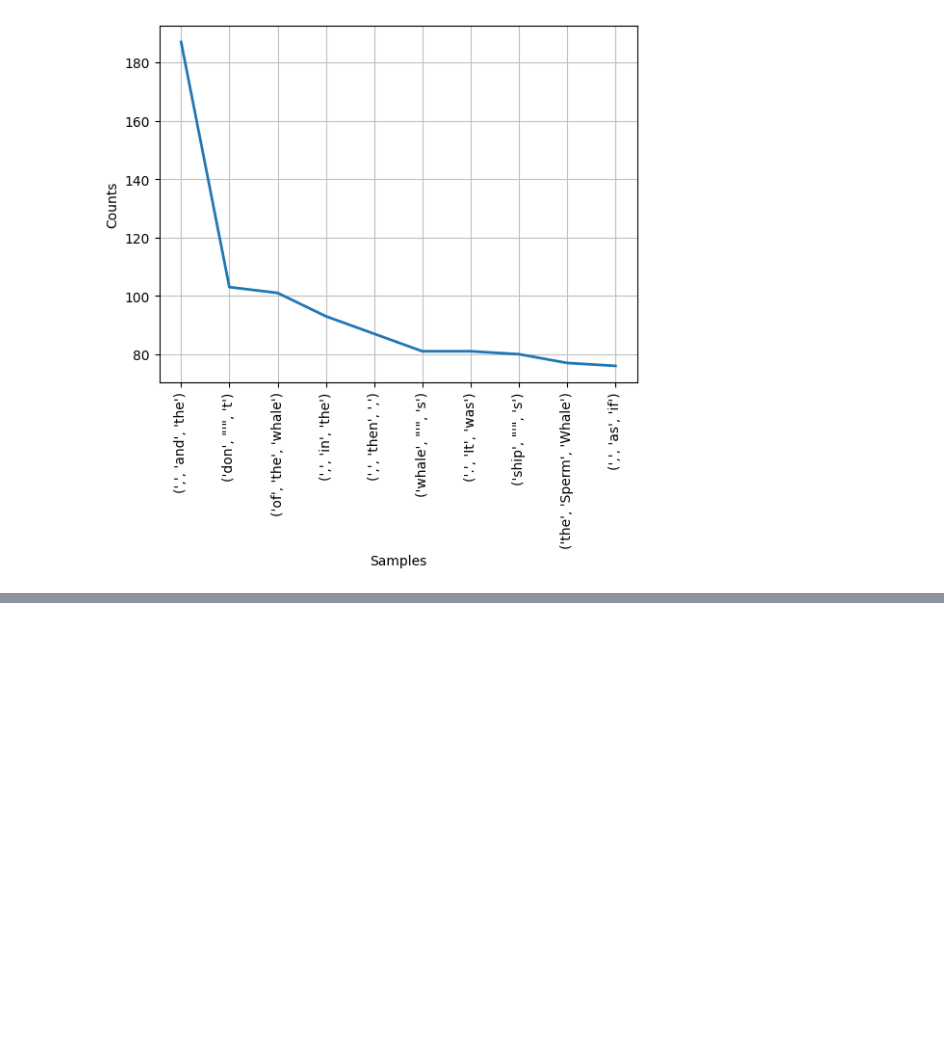
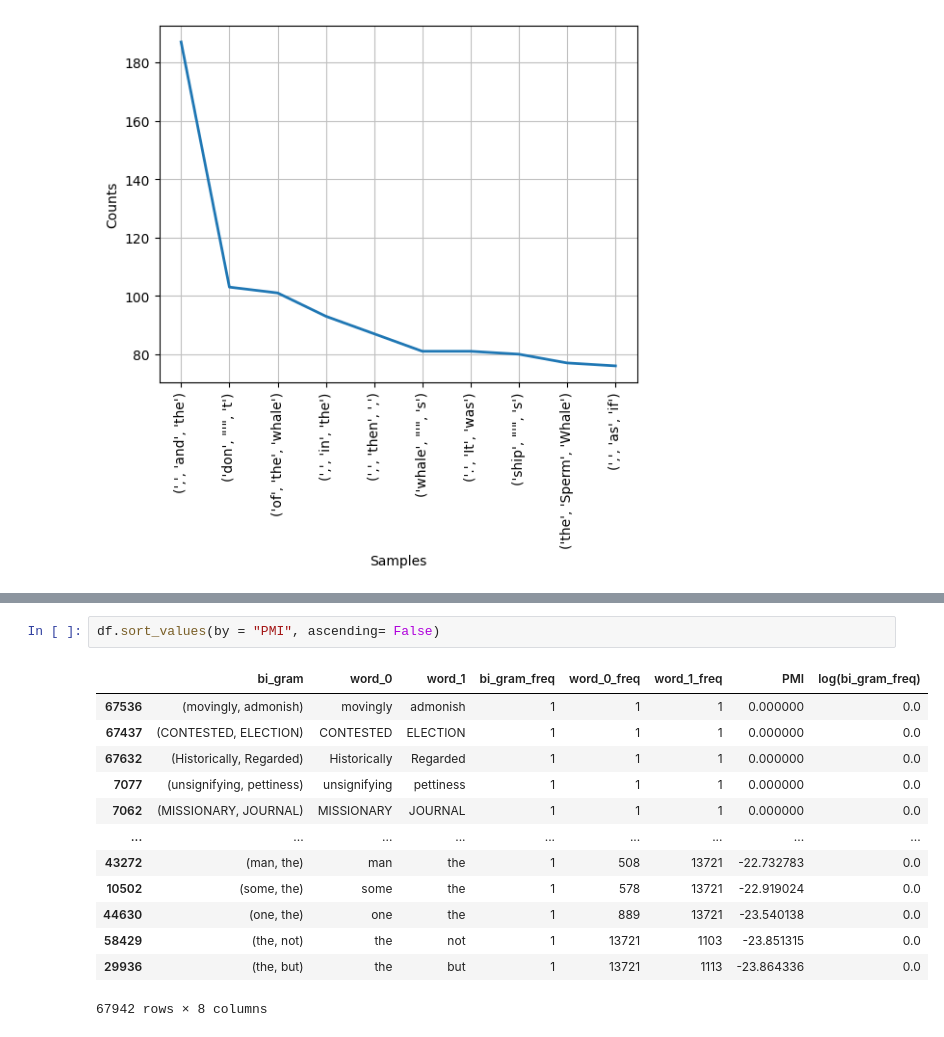
Before and after one commit to oscardbocanegra/learning_platzi, a Jupyter notebook: machine_learning/procesamiento_lenguaje_natural/ngramas.ipynb, the cells around one changed output, grey strips where cells are left out. Saved outputs shown, nothing was run; the diff lists cells and outputs as text; blank space fills up the shorter version.

```diff
--- a/machine_learning/procesamiento_lenguaje_natural/ngramas.ipynb
+++ b/machine_learning/procesamiento_lenguaje_natural/ngramas.ipynb
@@ -96,0 +152,16 @@ fdist.plot(10)
+# %%
+df.sort_values(by = "PMI", ascending= False)
+# %% [output]
+|  | bi_gram | word_0 | word_1 | bi_gram_freq | word_0_freq | word_1_freq | PMI | log(bi_gram_freq) |
+| 67536 | (movingly, admonish) | movingly | admonish | 1 | 1 | 1 | 0.000000 | 0.0 |
+| 67437 | (CONTESTED, ELECTION) | CONTESTED | ELECTION | 1 | 1 | 1 | 0.000000 | 0.0 |
+| 67632 | (Historically, Regarded) | Historically | Regarded | 1 | 1 | 1 | 0.000000 | 0.0 |
+| 7077 | (unsignifying, pettiness) | unsignifying | pettiness | 1 | 1 | 1 | 0.000000 | 0.0 |
+| 7062 | (MISSIONARY, JOURNAL) | MISSIONARY | JOURNAL | 1 | 1 | 1 | 0.000000 | 0.0 |
+| ... | ... | ... | ... | ... | ... | ... | ... | ... |
+| 43272 | (man, the) | man | the | 1 | 508 | 13721 | -22.732783 | 0.0 |
+| 10502 | (some, the) | some | the | 1 | 578 | 13721 | -22.919024 | 0.0 |
+| 44630 | (one, the) | one | the | 1 | 889 | 13721 | -23.540138 | 0.0 |
+| 58429 | (the, not) | the | not | 1 | 13721 | 1103 | -23.851315 | 0.0 |
+| 29936 | (the, but) | the | but | 1 | 13721 | 1113 | -23.864336 | 0.0 |
+67942 rows × 8 columns
```
Also changed, not shown: parts of 4 cells of this notebook.
